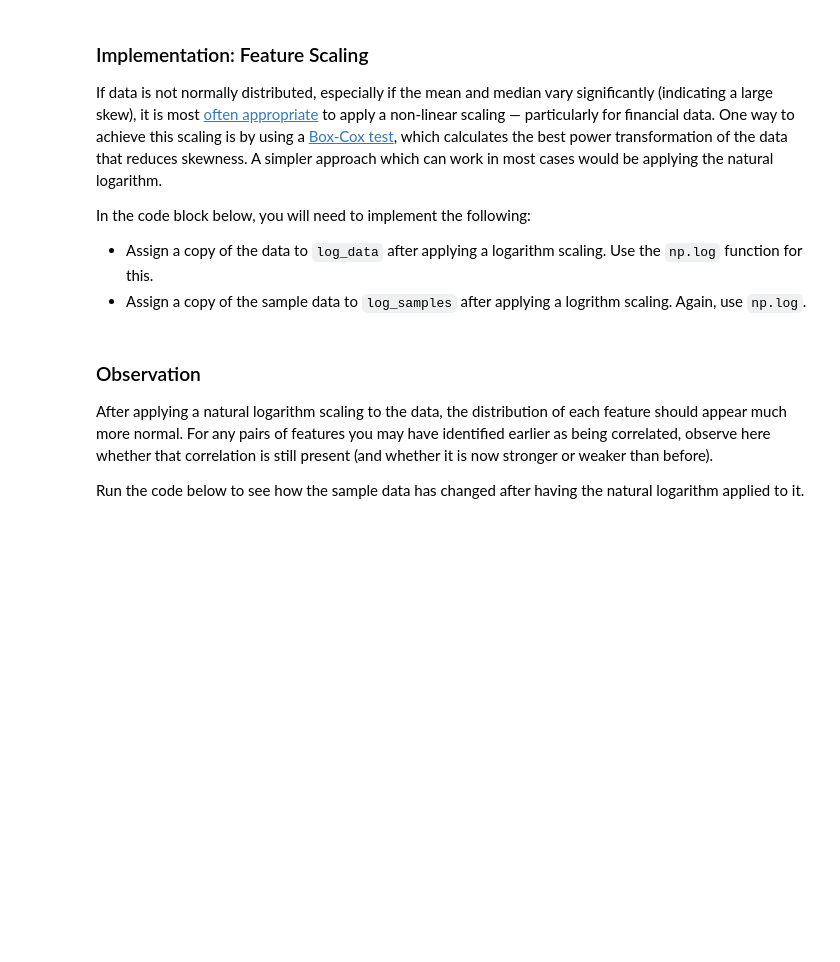
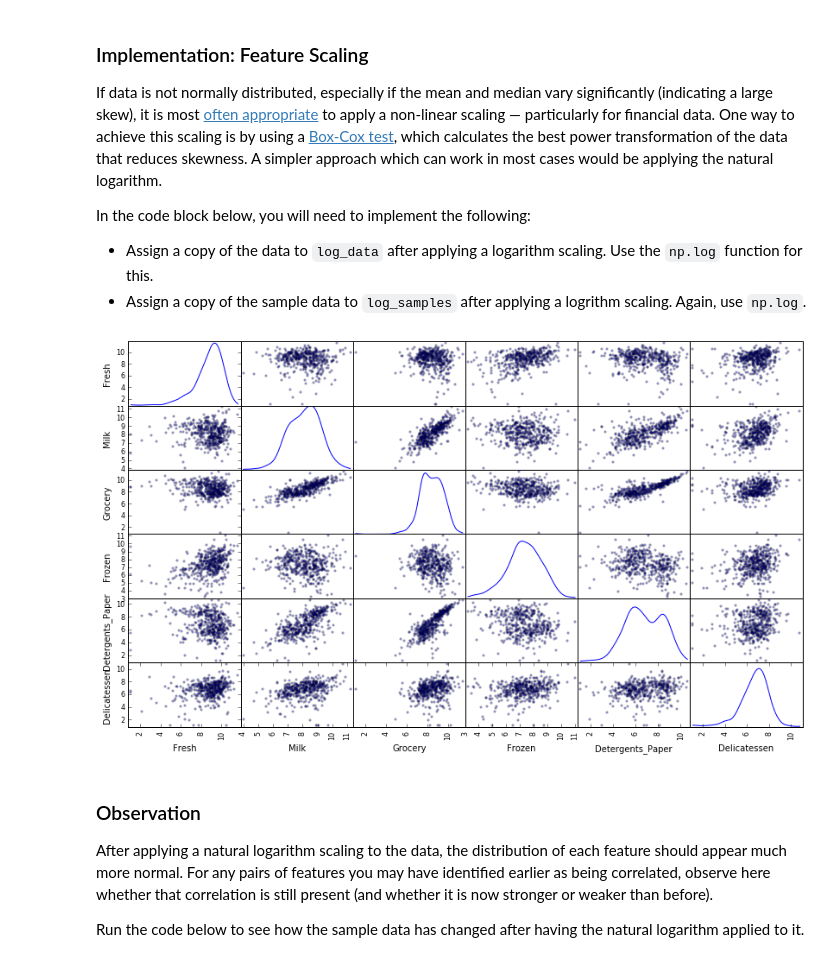
Before and after one commit to tagore15/ML_UDACITY_P3, a Jupyter notebook: customer_segments.ipynb, the cells around one changed output. Drawn from its saved outputs; the diff is of its cells as text; code cells hidden in the pictures; blank space fills up the shorter version.

Commit message:
added some data pre-processing

```diff
--- a/customer_segments.ipynb
+++ b/customer_segments.ipynb
@@ -134,13 +140,15 @@ In the code block below, you will need to implement the following:
  - Assign a copy of the sample data to `log_samples` after applying a logrithm scaling. Again, use `np.log`.
 # %%
 # TODO: Scale the data using the natural logarithm
-log_data = None
+log_data = np.log(data)
 
 # TODO: Scale the sample data using the natural logarithm
-log_samples = None
+log_samples = np.log(samples)
 
 # Produce a scatter matrix for each pair of newly-transformed features
 pd.scatter_matrix(log_data, alpha = 0.3, figsize = (14,8), diagonal = 'kde');
+# %% [output]
+[figure, added]
 # %% [markdown]
 ### Observation
 After applying a natural logarithm scaling to the data, the distribution of each feature should appear much more normal. For any pairs of features you may have identified earlier as being correlated, observe here whether that correlation is still present (and whether it is now stronger or weaker than before).
```
Also changed, not shown: parts of 8 cells of this notebook.
